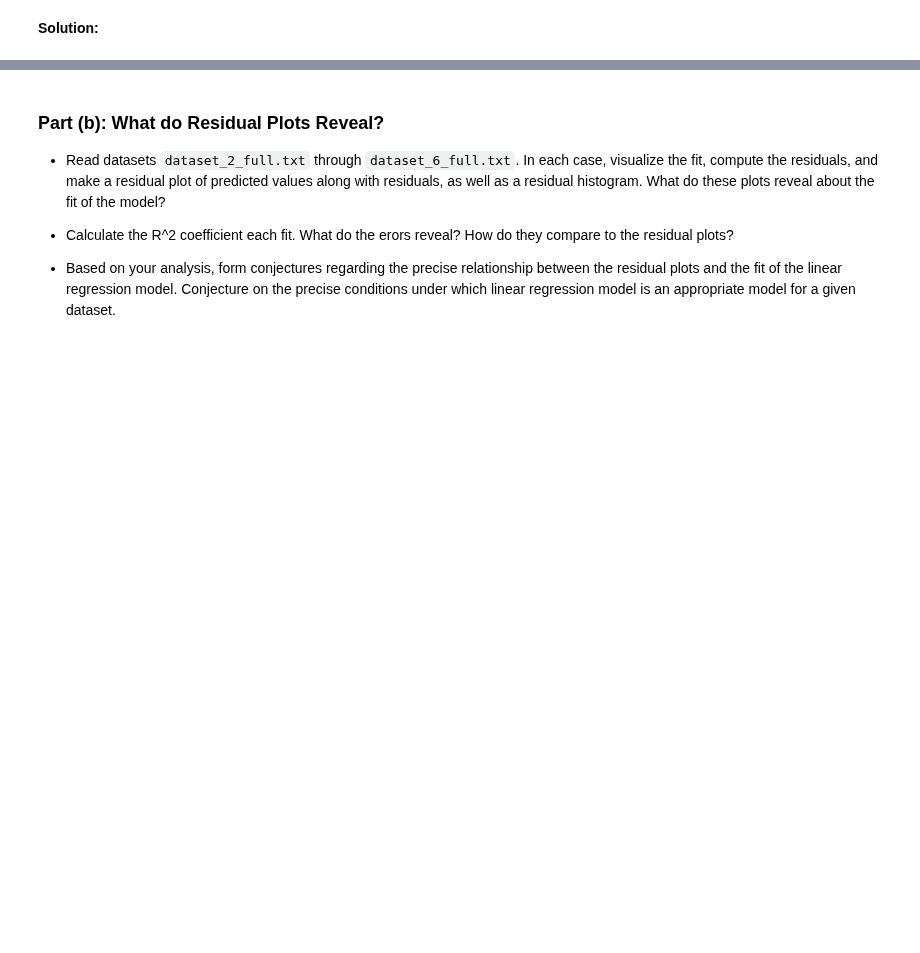
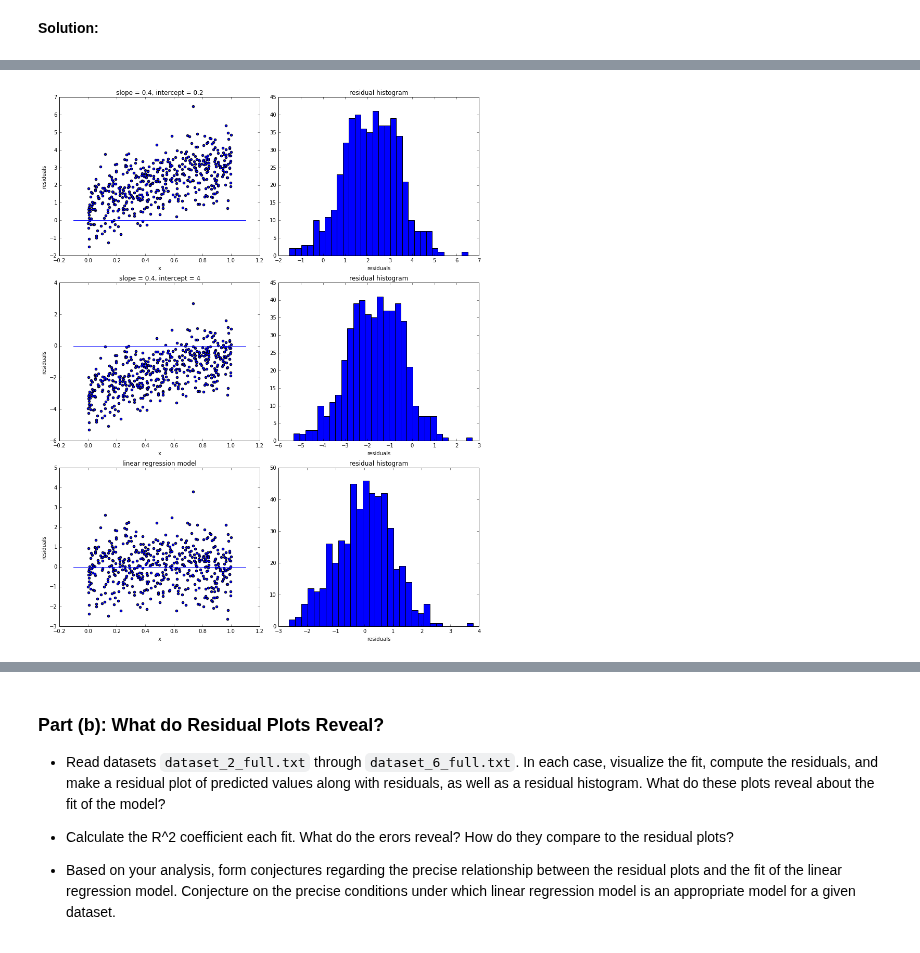
Before and after one commit to colbyZ/test1, a Jupyter notebook: hw/hw2/Zambalayev_Timur_CSCI_E_109a_HW2.ipynb, the cells around one changed output, grey strips where cells are left out. Saved outputs shown, nothing was run; the diff lists cells and outputs as text; code cells hidden in the pictures; blank space fills up the shorter version.

```diff
--- a/hw/hw2/Zambalayev_Timur_CSCI_E_109a_HW2.ipynb
+++ b/hw/hw2/Zambalayev_Timur_CSCI_E_109a_HW2.ipynb
@@ -547,0 +610,48 @@ The datasets required for this problem is in the ``dataset`` directory. Each fil
+# %%
+def compute_residuals(x_values, y_values, slope, intercept):
+    residuals = []
+    for x, y in izip(x_values, y_values):
+        residuals.append(y - (x * slope + intercept))
+    return residuals
+
+
+def residual_plots():
+    df = read_dataset(1)
+
+    x_values = df['x']
+    y_values = df['y']
+
+    x_train = reshape_column(df, 'x')
+    y_train = reshape_column(df, 'y')
+
+    lin_reg = Lin_Reg()
+    lin_reg.fit(x_train, y_train)
+
+    fig, axes = plt.subplots(3, 2, figsize=(12, 15))
+
+    fit_list = [
+        (0.4, 0.2, 'slope = 0.4, intercept = 0.2'),
+        (0.4, 4, 'slope = 0.4, intercept = 4'),
+        (lin_reg.coef_[0][0], lin_reg.intercept_[0], 'linear regression model'),
+    ]
+    for i, (slope, intercept, title) in enumerate(fit_list):
+        ax1 = axes[i][0]
+        residuals = compute_residuals(x_values, y_values, slope, intercept)
+        ax1.scatter(x_values, residuals)
+        ax1.set_xlabel('x')
+        ax1.set_ylabel('residuals')
+        ax1.set_title(title)
+        ax1.plot((-0.1, 1.1), (0, 0))
+
+        ax2 = axes[i][1]
+        ax2.hist(residuals, 30)
+        ax2.set_xlabel('residuals')
+        ax2.set_title('residual histogram')
+
+    plt.tight_layout()
+    plt.show()
+
+
+residual_plots()
+# %% [output]
+[figure, added]
```
Also changed, not shown: parts of 9 cells of this notebook, 1 other file.
